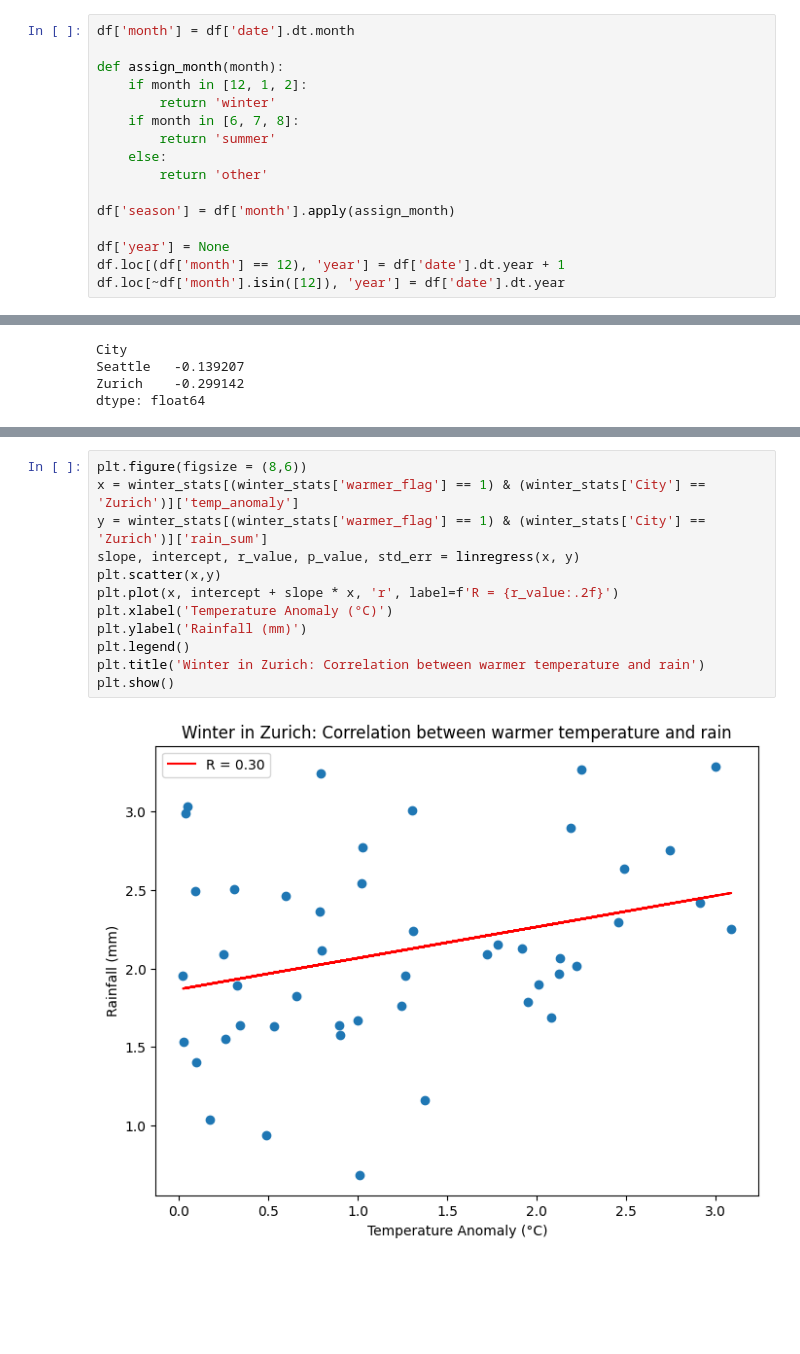
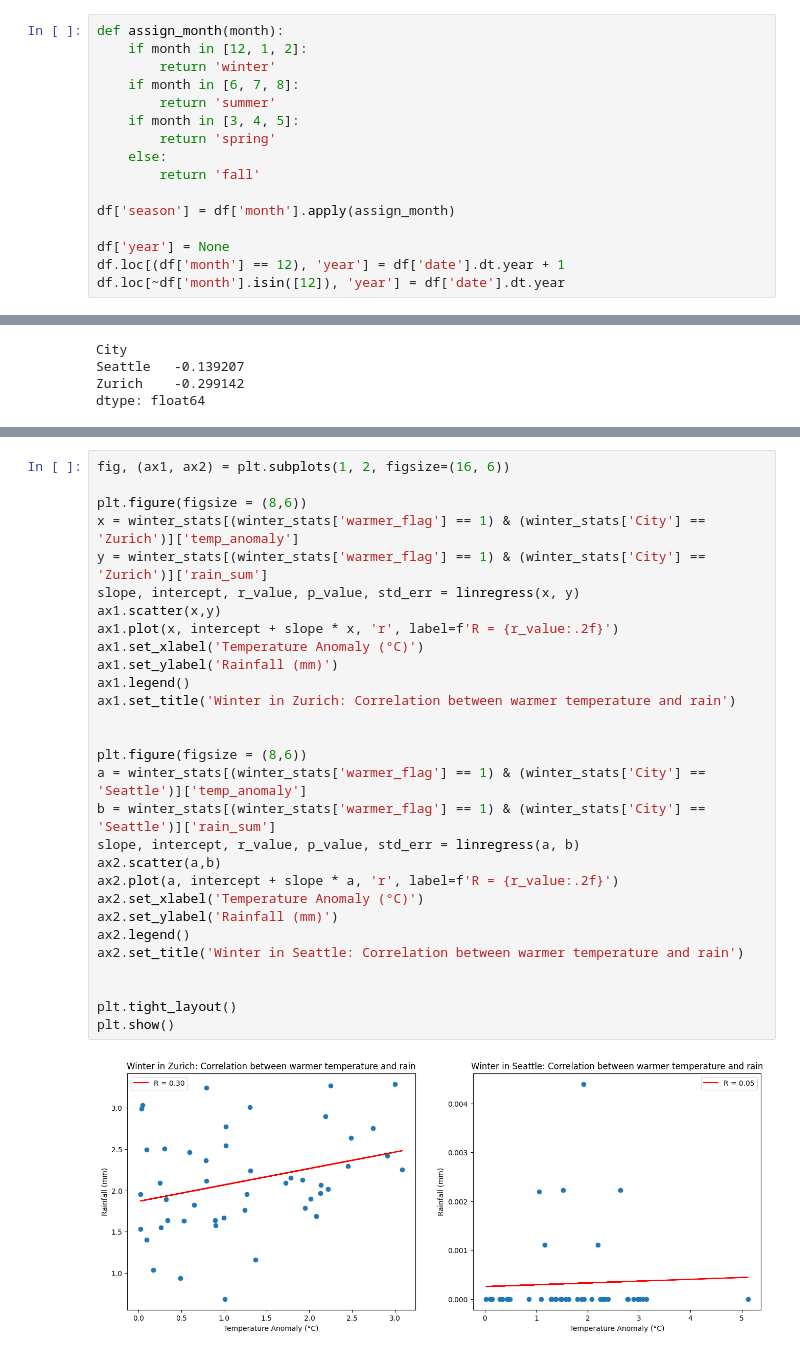
Before and after one commit to Jaffels/CIP_FS25_111, a Jupyter notebook: Nhat.ipynb, the cells around one changed output, grey strips where cells are left out. Cells and saved outputs as stored; diff of their text form; blank space fills up the shorter version.

```diff
--- a/Nhat.ipynb
+++ b/Nhat.ipynb
@@ -31,13 +16,13 @@ memory usage: 9.5+ MB
 # %%
-df['month'] = df['date'].dt.month
-
 def assign_month(month):
     if month in [12, 1, 2]:
         return 'winter'
     if month in [6, 7, 8]:
         return 'summer'
+    if month in [3, 4, 5]:
+        return 'spring'
     else:
-        return 'other'
+        return 'fall'
 
 df['season'] = df['month'].apply(assign_month)
 
@@ -237,14 +144,31 @@ dtype: float64
 # %%
+fig, (ax1, ax2) = plt.subplots(1, 2, figsize=(16, 6))
+
 plt.figure(figsize = (8,6))
 x = winter_stats[(winter_stats['warmer_flag'] == 1) & (winter_stats['City'] == 'Zurich')]['temp_anomaly']
 y = winter_stats[(winter_stats['warmer_flag'] == 1) & (winter_stats['City'] == 'Zurich')]['rain_sum']
 slope, intercept, r_value, p_value, std_err = linregress(x, y)
-plt.scatter(x,y)
-plt.plot(x, intercept + slope * x, 'r', label=f'R = {r_value:.2f}')
-plt.xlabel('Temperature Anomaly (°C)')
-plt.ylabel('Rainfall (mm)')
-plt.legend()
-plt.title('Winter in Zurich: Correlation between warmer temperature and rain')
+ax1.scatter(x,y)
+ax1.plot(x, intercept + slope * x, 'r', label=f'R = {r_value:.2f}')
+ax1.set_xlabel('Temperature Anomaly (°C)')
+ax1.set_ylabel('Rainfall (mm)')
+ax1.legend()
+ax1.set_title('Winter in Zurich: Correlation between warmer temperature and rain')
+
+
+plt.figure(figsize = (8,6))
+a = winter_stats[(winter_stats['warmer_flag'] == 1) & (winter_stats['City'] == 'Seattle')]['temp_anomaly']
+b = winter_stats[(winter_stats['warmer_flag'] == 1) & (winter_stats['City'] == 'Seattle')]['rain_sum']
+slope, intercept, r_value, p_value, std_err = linregress(a, b)
+ax2.scatter(a,b)
+ax2.plot(a, intercept + slope * a, 'r', label=f'R = {r_value:.2f}')
+ax2.set_xlabel('Temperature Anomaly (°C)')
+ax2.set_ylabel('Rainfall (mm)')
+ax2.legend()
+ax2.set_title('Winter in Seattle: Correlation between warmer temperature and rain')
+
+
+plt.tight_layout()
 plt.show()
 # %% [output]
-[figure, old version]
+[figure, new version]
```
Also changed, not shown: parts of 23 cells of this notebook.
